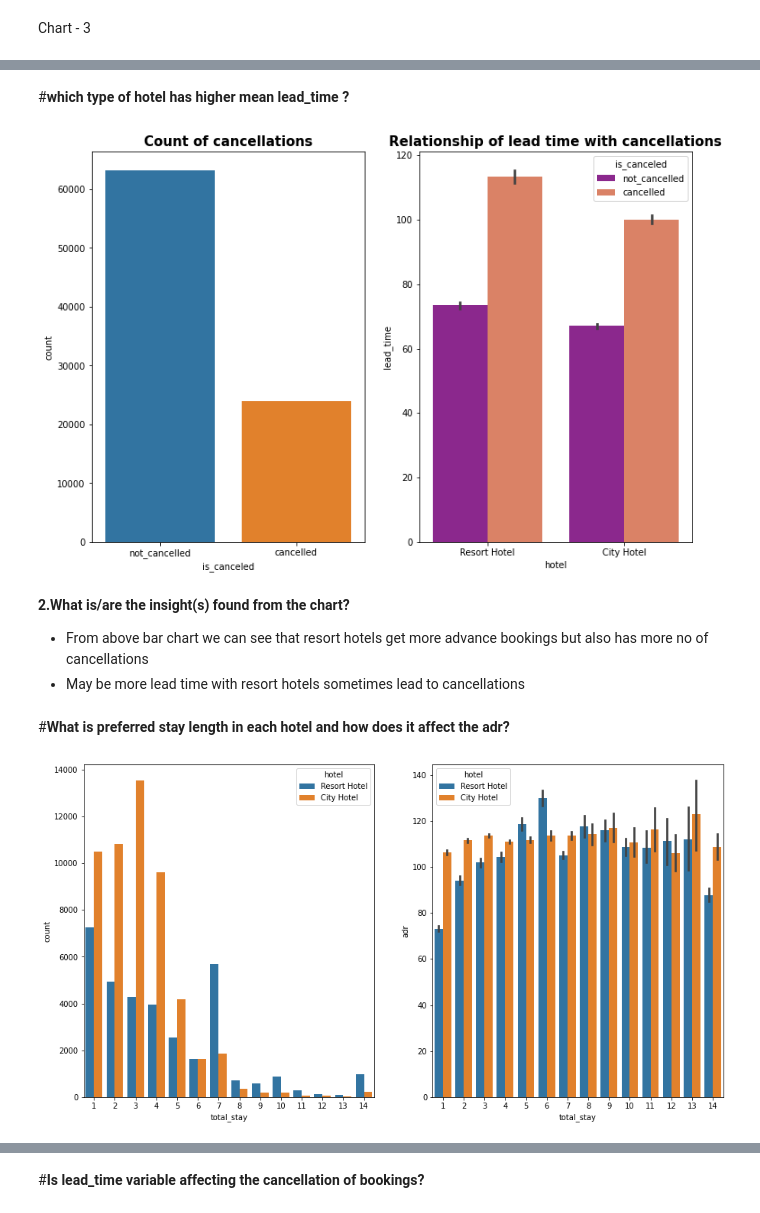
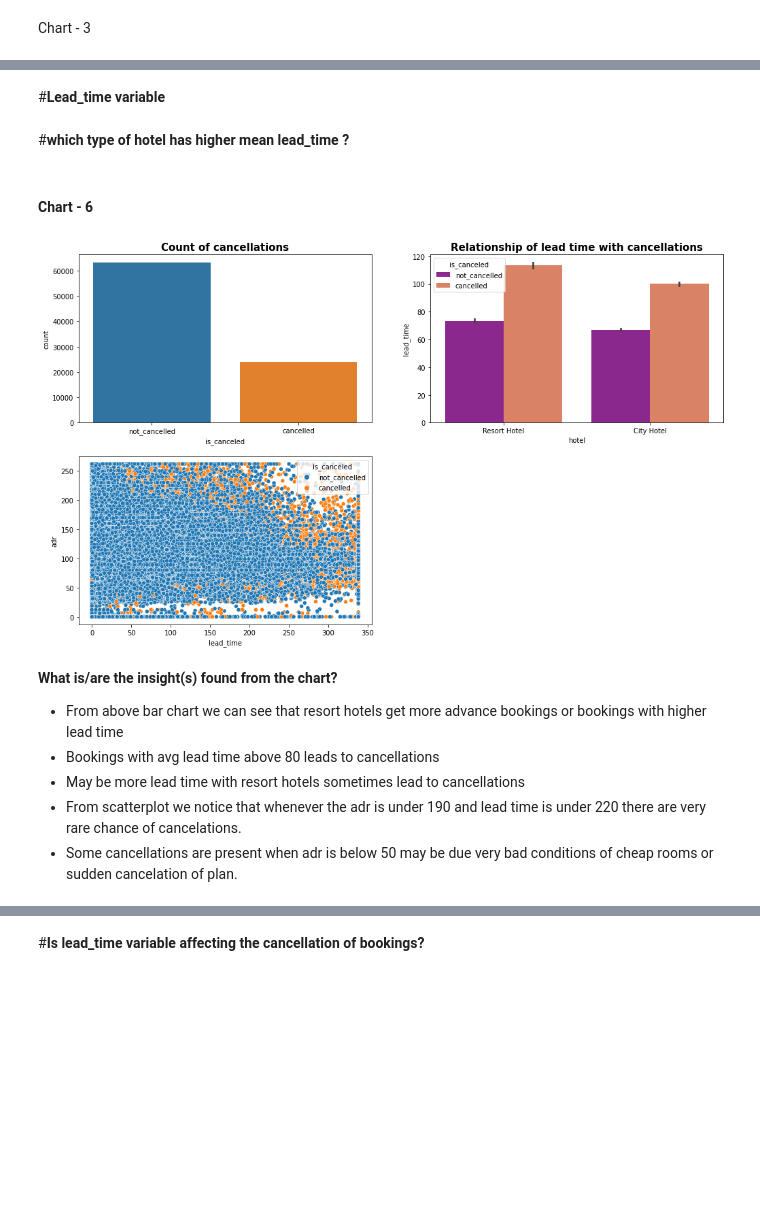
Before and after one commit to aswinijena3459/Hotel-Booking-analysis-EDA, a Jupyter notebook: Hotel_Bookings_Analysis.ipynb, the cells around one changed output, grey strips where cells are left out. Saved outputs shown, nothing was run; the diff lists cells and outputs as text; code cells hidden in the pictures; blank space fills up the shorter version.

```diff
--- a/Hotel_Bookings_Analysis.ipynb
+++ b/Hotel_Bookings_Analysis.ipynb
@@ -955,29 +1020,28 @@ Chart - 3
+# %% [markdown]
+#**Lead_time variable**
 # %% [markdown]
 #**which type of hotel has higher mean lead_time ?**
+# %% [markdown]
+#### Chart - 6
 # %%
-plt.subplot(1,2,1)
-sns.countplot(x='is_canceled',data=df1)
+plt.figure(figsize=(17,10))
+plt.subplot(2,2,1)
+sns.countplot(x='is_canceled',data=df1)   ###plotting a countplot
 plt.title('Count of cancellations',fontweight="bold", size=15)
 
-plt.subplot(1,2,2)
+plt.subplot(2,2,2)
 sns.barplot(x ='hotel', y ='lead_time',hue='is_canceled',data = df1, palette ='plasma')  ####getting relationship between hotel, lead_time wrt is_canceled
 plt.title('Relationship of lead time with cancellations',fontweight="bold", size=15)
+
+plt.subplot(2,2,3)
+sns.scatterplot(x='lead_time', y='adr',hue='is_canceled',data=df1)
 plt.show()
 # %% [output]
-[figure, old version]
+[figure, new version]
 # %% [markdown]
-**2.What is/are the insight(s) found from the chart?**
-- From above bar chart we can see that resort hotels get more advance bookings but also has more no of cancellations
+**What is/are the insight(s) found from the chart?**
+- From above bar chart we can see that resort hotels get more advance bookings or bookings with higher lead time
+- Bookings with avg lead time above 80 leads to cancellations
 - May be more lead time with resort hotels sometimes lead to cancellations
+- From scatterplot we notice that whenever the adr is under 190 and lead time is under 220 there are very rare chance of cancelations.
+- Some cancellations are present when adr is below 50 may be due very bad conditions of cheap rooms or sudden cancelation of plan.
-# %% [markdown]
-#**What is preferred stay length in each hotel and how does it affect the adr?**
-# %%
-plt.figure(figsize=(15,8))
-plt.subplot(1,2,1)
-sns.countplot(x ='total_stay', data = df1,hue='hotel')
-plt.subplot(1,2,2)
-sns.barplot(x ='total_stay', y ='adr', data = df1,hue='hotel')
-
-plt.show()
-# %% [output]
-[figure, removed]
```
Also changed, not shown: parts of 91 cells of this notebook.
